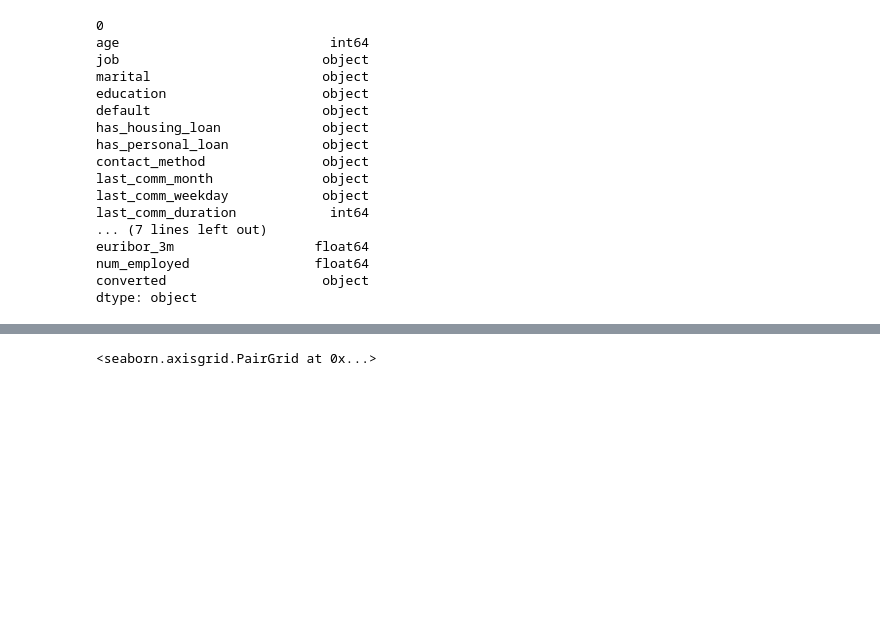
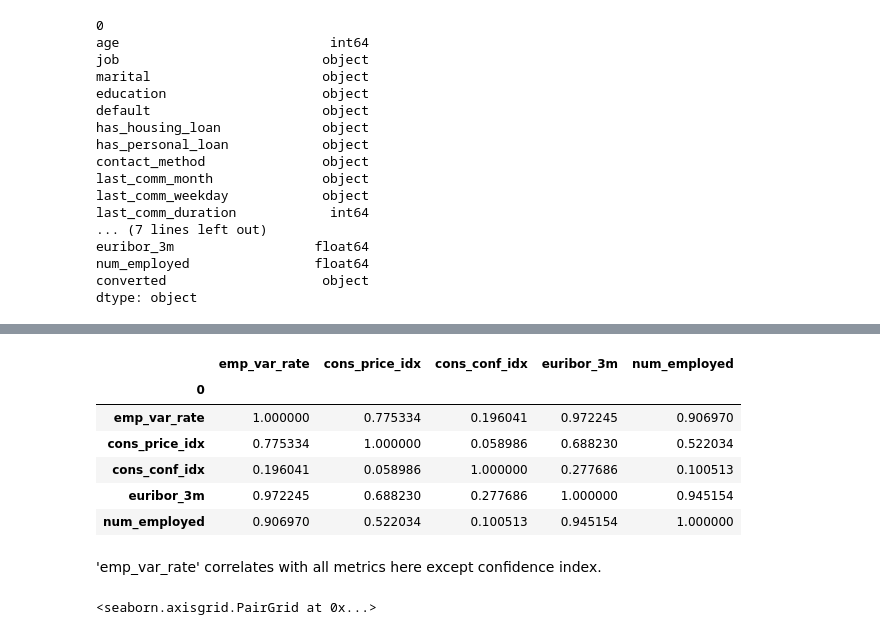
Before and after one commit to RhysZH/GA-DAT9-Projects1, a Jupyter notebook: R_Morgan_Project4_Files/Project 4 - Bank Data EDA.ipynb, the cells around one changed output, grey strips where cells are left out. Drawn from its saved outputs; the diff is of its cells as text; code cells hidden in the pictures; blank space fills up the shorter version.

```diff
--- a/R_Morgan_Project4_Files/Project 4 - Bank Data EDA.ipynb
+++ b/R_Morgan_Project4_Files/Project 4 - Bank Data EDA.ipynb
@@ -86,3 +130,15 @@ dtype: object
+# %%
+dg.corr()
+# %% [output]
+|  | emp_var_rate | cons_price_idx | cons_conf_idx | euribor_3m | num_employed |
+| 0 |  |  |  |  |  |
+| emp_var_rate | 1.000000 | 0.775334 | 0.196041 | 0.972245 | 0.906970 |
+| cons_price_idx | 0.775334 | 1.000000 | 0.058986 | 0.688230 | 0.522034 |
+| cons_conf_idx | 0.196041 | 0.058986 | 1.000000 | 0.277686 | 0.100513 |
+| euribor_3m | 0.972245 | 0.688230 | 0.277686 | 1.000000 | 0.945154 |
+| num_employed | 0.906970 | 0.522034 | 0.100513 | 0.945154 | 1.000000 |
+# %% [markdown]
+'emp_var_rate' correlates with all metrics here except confidence index.
 # %%
 #select all integer-type features for comparison
 predictors = ['age','last_comm_duration','contacts_during_campaign','prev_camp_days_passed','num_prev_contacts']
```
Also changed, not shown: parts of 12 cells of this notebook, 1 other file.
